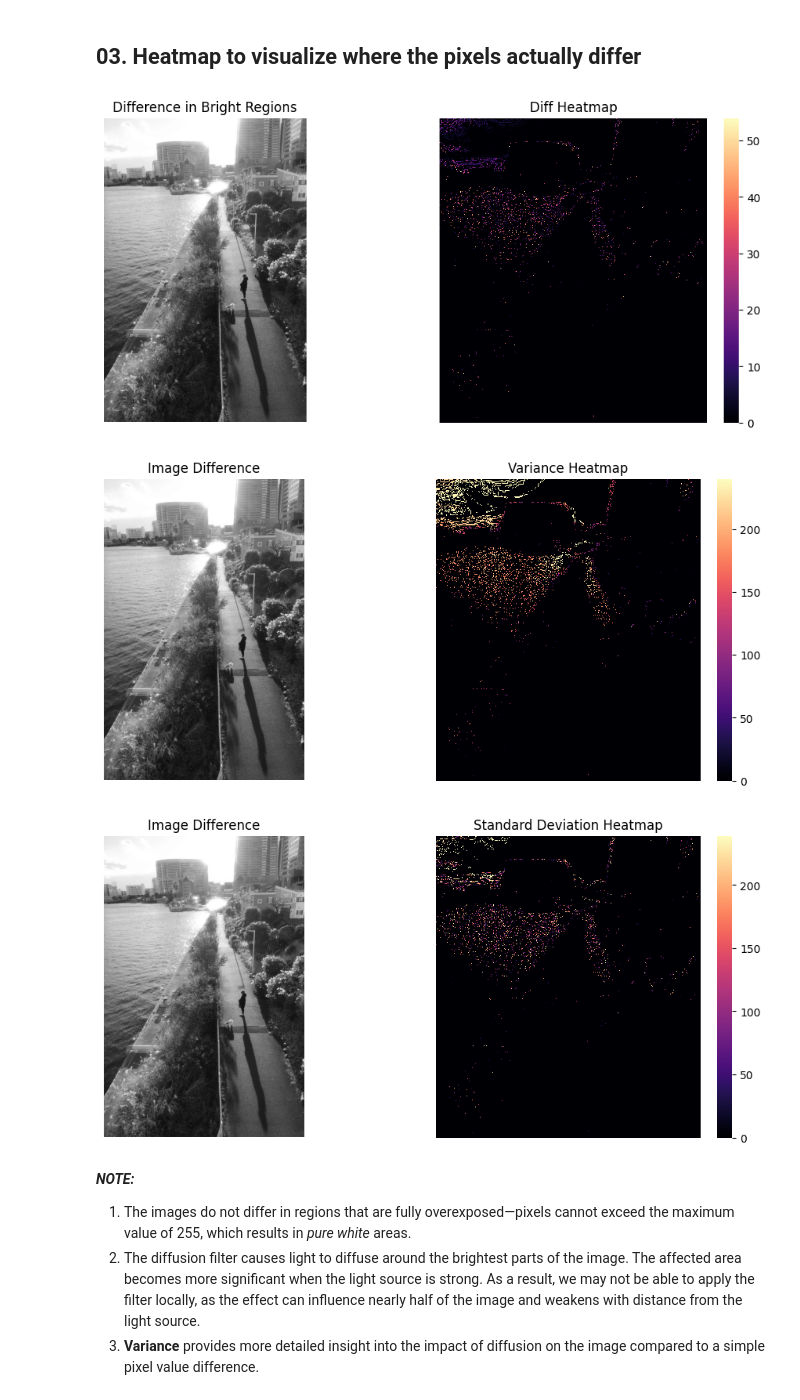
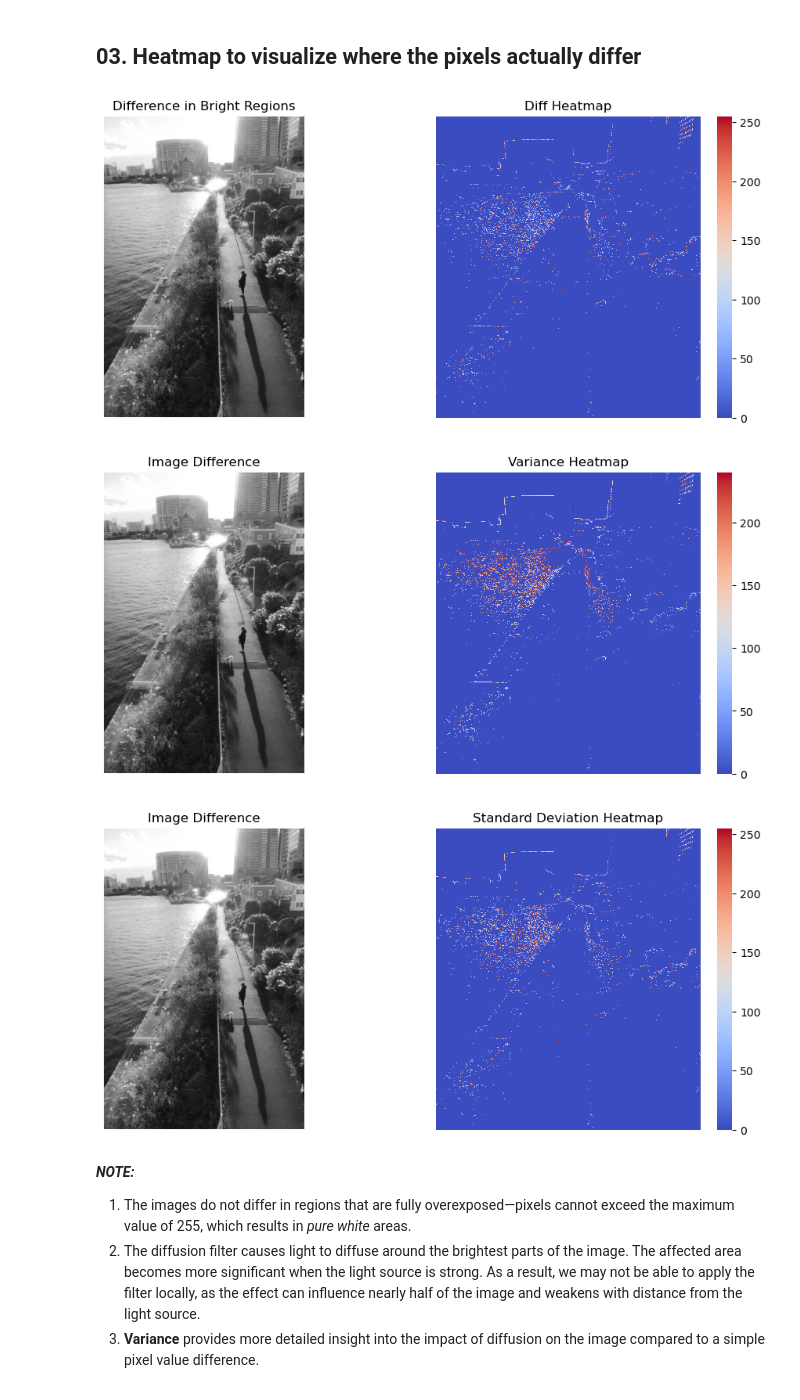
Before and after one commit to ewaMiazga/comp-photo-2025, a Jupyter notebook: ricoh-analysis.ipynb, the cells around one changed output. Drawn from its saved outputs; the diff is of its cells as text; code cells hidden in the pictures.

```diff
--- a/ricoh-analysis.ipynb
+++ b/ricoh-analysis.ipynb
@@ -38,6 +38,7 @@ plt.show()
 ## 02. Compute local intensity statistics - variance
 # %%
 def compute_local_variance(image, kernel_size=5):
+    image = image.astype(np.float32)
     mean = cv2.GaussianBlur(image, (kernel_size, kernel_size), 0)
     mean_sq = cv2.GaussianBlur(image**2, (kernel_size, kernel_size), 0)
     variance = mean_sq - mean**2
@@ -66,7 +67,7 @@ def extract_bright_differences(image1, image2, variance1, variance2, std1, std2,
     bright_mask2 = image2 > brightness_threshold
 
     # Compute the absolute differences between the images and their variances
-    diff_image = np.abs(image1.astype(np.int16) - image2.astype(np.int16))
+    diff_image = np.abs(image1.astype(float) - image2.astype(float))
     diff_variance = np.abs(variance1 - variance2)
 
     # Apply the bright region mask to get differences only in bright areas
@@ -172,14 +176,14 @@ plot_statistics(image_diff, variance_diff, std_diff, image_org, variance_org, st
 plt.figure(figsize=(12, 5))
 
 plt.subplot(1, 2, 1)
-plt.imshow(image_diff, cmap='gray')
+plt.imshow(image_diff)
 plt.title("Difference in Bright Regions")
 plt.axis("off")
 
 plt.subplot(1, 2, 2)
 if diff_image.ndim == 3:  # If the image is mistakenly in RGB, convert to grayscale
     diff_image = cv2.cvtColor(diff_image, cv2.COLOR_BGR2GRAY)
-sns.heatmap(diff_image, cmap='magma', cbar=True)
+sns.heatmap(diff_image, cmap='coolwarm', cbar=True)
 plt.title("Diff Heatmap")
 plt.axis("off")
 
@@ -190,38 +194,38 @@ plt.figure(figsize=(12, 5))
 
 plt.subplot(1, 2, 1)
 plt.imshow(image_diff, cmap='gray')
 plt.title("Image Difference")
 plt.axis("off")
 
 plt.subplot(1, 2, 2)
 if diff_variance.ndim == 3:  # If the image is mistakenly in RGB, convert to grayscale
     diff_variance = cv2.cvtColor(diff_variance, cv2.COLOR_BGR2GRAY)
-sns.heatmap(diff_variance, cmap='magma', cbar=True)
+sns.heatmap(diff_variance, cmap='coolwarm', cbar=True)
 plt.title("Variance Heatmap")
 plt.axis("off")
 
 plt.show()
 
 # Displaying image difference next to heatmap
 plt.figure(figsize=(12, 5))
 
 plt.subplot(1, 2, 1)
 plt.imshow(image_diff, cmap='gray')
 plt.title("Image Difference")
 plt.axis("off")
 
 plt.subplot(1, 2, 2)
 if diff_std.ndim == 3:  # If the image is mistakenly in RGB, convert to grayscale
     diff_std = cv2.cvtColor(diff_std, cv2.COLOR_BGR2GRAY)
-sns.heatmap(diff_std, cmap='magma', cbar=True)
+sns.heatmap(diff_std, cmap='coolwarm', cbar=True)
 plt.title("Standard Deviation Heatmap")
 plt.axis("off")
 
 plt.show()
 # %% [output]
-[figure, old version]
+[figure, new version]
-[figure, old version]
+[figure, new version]
-[figure, old version]
+[figure, new version]
 # %% [markdown]
 ***NOTE:***
 
```
Also changed, not shown: parts of 12 cells of this notebook.
